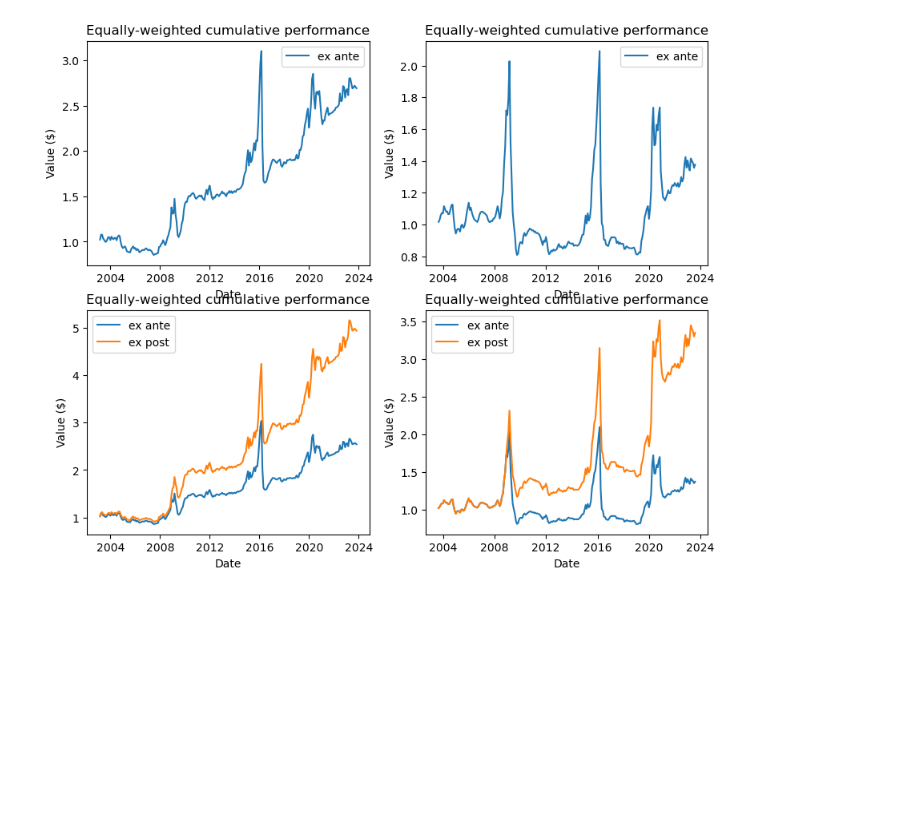
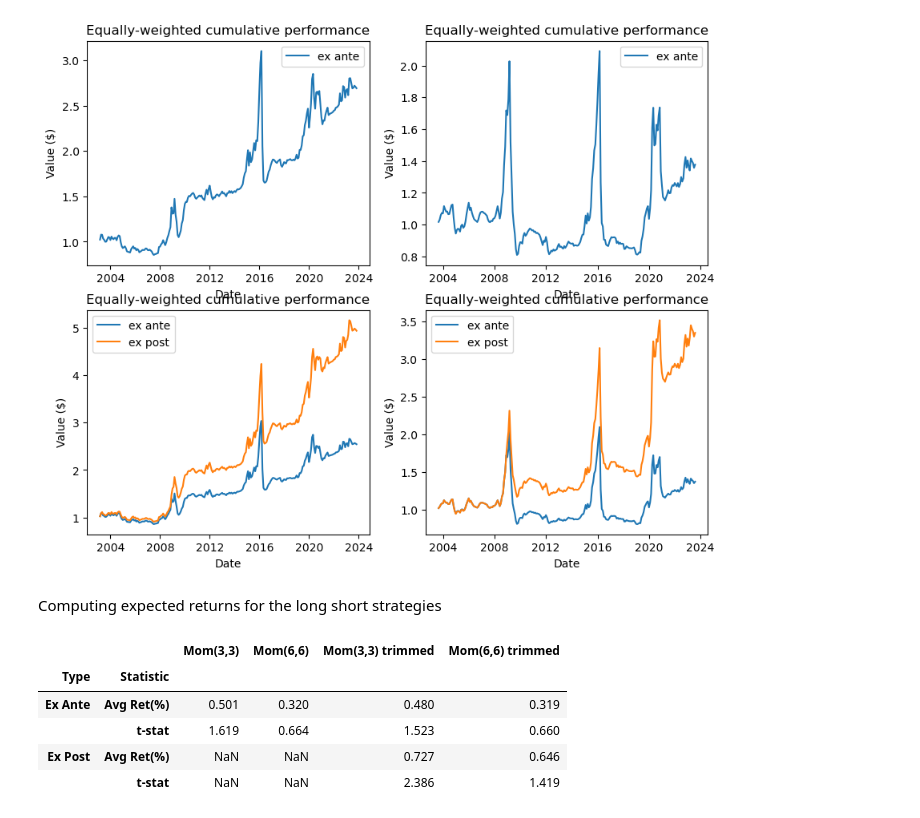
Before and after one commit to GiulioRossetti94/PyBondLab, a Jupyter notebook: examples/example_momentum.ipynb, the cells around one changed output. Drawn from its saved outputs; the diff is of its cells as text; code cells hidden in the pictures; blank space fills up the shorter version.

```diff
--- a/examples/example_momentum.ipynb
+++ b/examples/example_momentum.ipynb
@@ -70,9 +71,9 @@ data2 = tbl1.copy()
 data3 = tbl1.copy()
 data4 = tbl1.copy()
 
-# RES1 = pbl.StrategyFormation(data1, **params1).fit()
-# RES2 = pbl.StrategyFormation(data2, **params2).fit()
-# RES3 = pbl.StrategyFormation(data3, **params3).fit()
+RES1 = pbl.StrategyFormation(data1, **params1).fit()
+RES2 = pbl.StrategyFormation(data2, **params2).fit()
+RES3 = pbl.StrategyFormation(data3, **params3).fit()
 RES4 = pbl.StrategyFormation(data4, **params4).fit()
 # %% [markdown]
 plotting
@@ -88,0 +106,39 @@ RES4.plot(ax=axs[1, 1])
+# %% [markdown]
+Computing expected returns for the long short strategies
+# %%
+index = pd.MultiIndex.from_product([['Ex Ante', 'Ex Post'], ['Avg Ret(%)', 't-stat']], names=['Type', 'Statistic'])
+columns = ['Mom(3,3)', 'Mom(6,6)', 'Mom(3,3) trimmed', 'Mom(6,6) trimmed']
+ret = pd.DataFrame(index=index, columns=columns)
+
+list_res = [RES1,RES2,RES3,RES4]
+
+idx = 0   # 1 for value weighted
+nw_lag = 3
+
+for i, r in enumerate(list_res):
+    y = r.get_long_short()[idx]
+    mod = sm.OLS(y,np.ones_like(y),missing='drop').fit(cov_type='HAC',
+                             cov_kwds={'maxlags': nw_lag})
+    param = mod.params.squeeze()*100
+    tstat = mod.tvalues.squeeze()
+    ret.loc[('Ex Ante', 'Avg Ret(%)'), columns[i]] = param
+    ret.loc[('Ex Ante', 't-stat'), columns[i]] = tstat
+    if i >1:
+        #get ex post as well
+        yy = r.get_long_short_ex_post()[idx]
+        mod_ep = sm.OLS(yy,np.ones_like(yy),missing='drop').fit(cov_type='HAC',
+                             cov_kwds={'maxlags': nw_lag})
+        param_ep = mod_ep.params.squeeze()*100
+        tstat_ep = mod_ep.tvalues.squeeze()
+        ret.loc[('Ex Post', 'Avg Ret(%)'), columns[i]] = param_ep
+        ret.loc[('Ex Post', 't-stat'), columns[i]] = tstat_ep
+
+ret =ret.apply(pd.to_numeric).round(3)
+ret
+# %% [output]
+|  |  | Mom(3,3) | Mom(6,6) | Mom(3,3) trimmed | Mom(6,6) trimmed |
+| Type | Statistic |  |  |  |  |
+| Ex Ante | Avg Ret(%) | 0.501 | 0.320 | 0.480 | 0.319 |
+|  | t-stat | 1.619 | 0.664 | 1.523 | 0.660 |
+| Ex Post | Avg Ret(%) | NaN | NaN | 0.727 | 0.646 |
+|  | t-stat | NaN | NaN | 2.386 | 1.419 |
```
Also changed, not shown: parts of 3 cells of this notebook.
